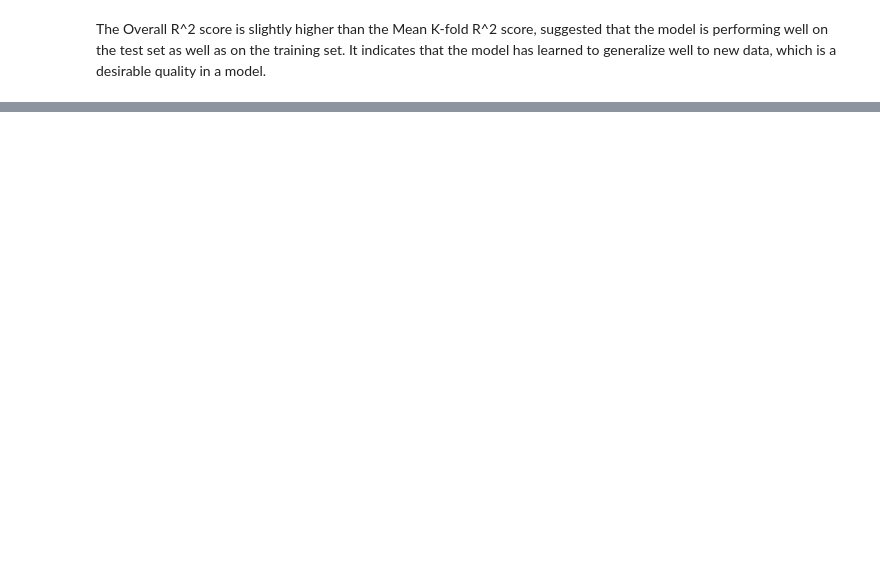
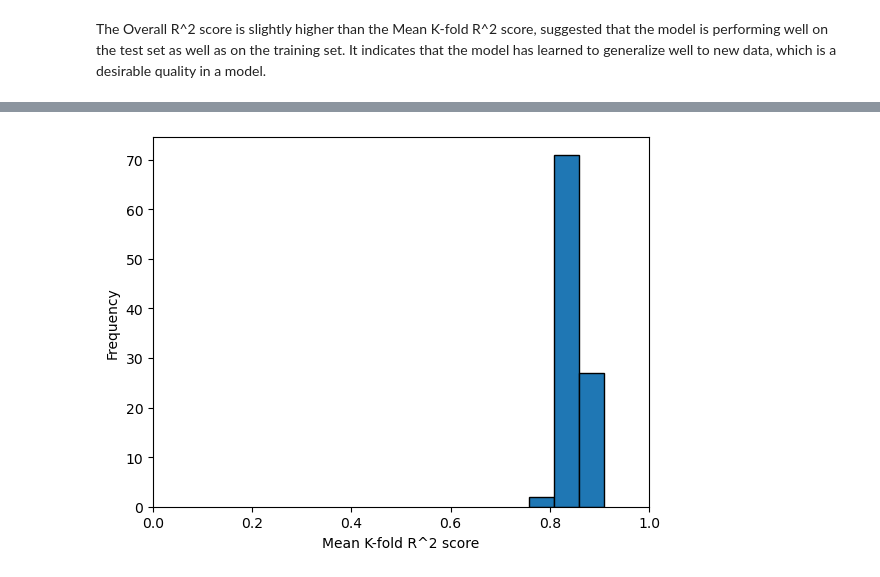
Before and after one commit to Comrade26/first_model_test, a Jupyter notebook: test.ipynb, the cells around one changed output, grey strips where cells are left out. Drawn from its saved outputs; the diff is of its cells as text; code cells hidden in the pictures; blank space fills up the shorter version.

```diff
--- a/test.ipynb
+++ b/test.ipynb
@@ -95,0 +133,5 @@ hist_kfold_r2score(mean_squared_error_score, mean_error_score, 0.05)
+# %%
+r2score = df_linear['Overall_R^2_score']
+hist_data(r2score, 0.05, [0, 1])
+# %% [output]
+[figure, added]
```
Also changed, not shown: parts of 33 cells of this notebook.
